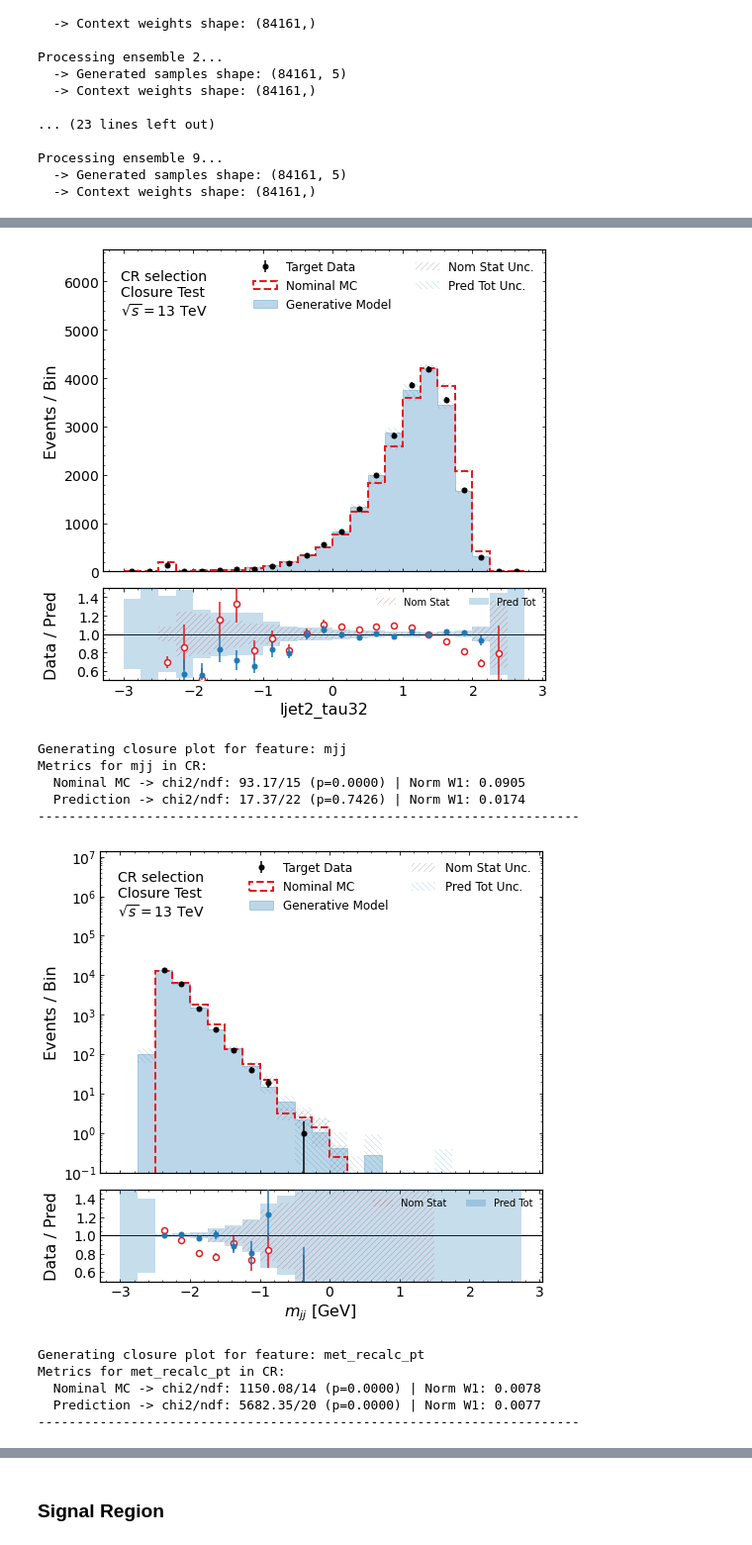
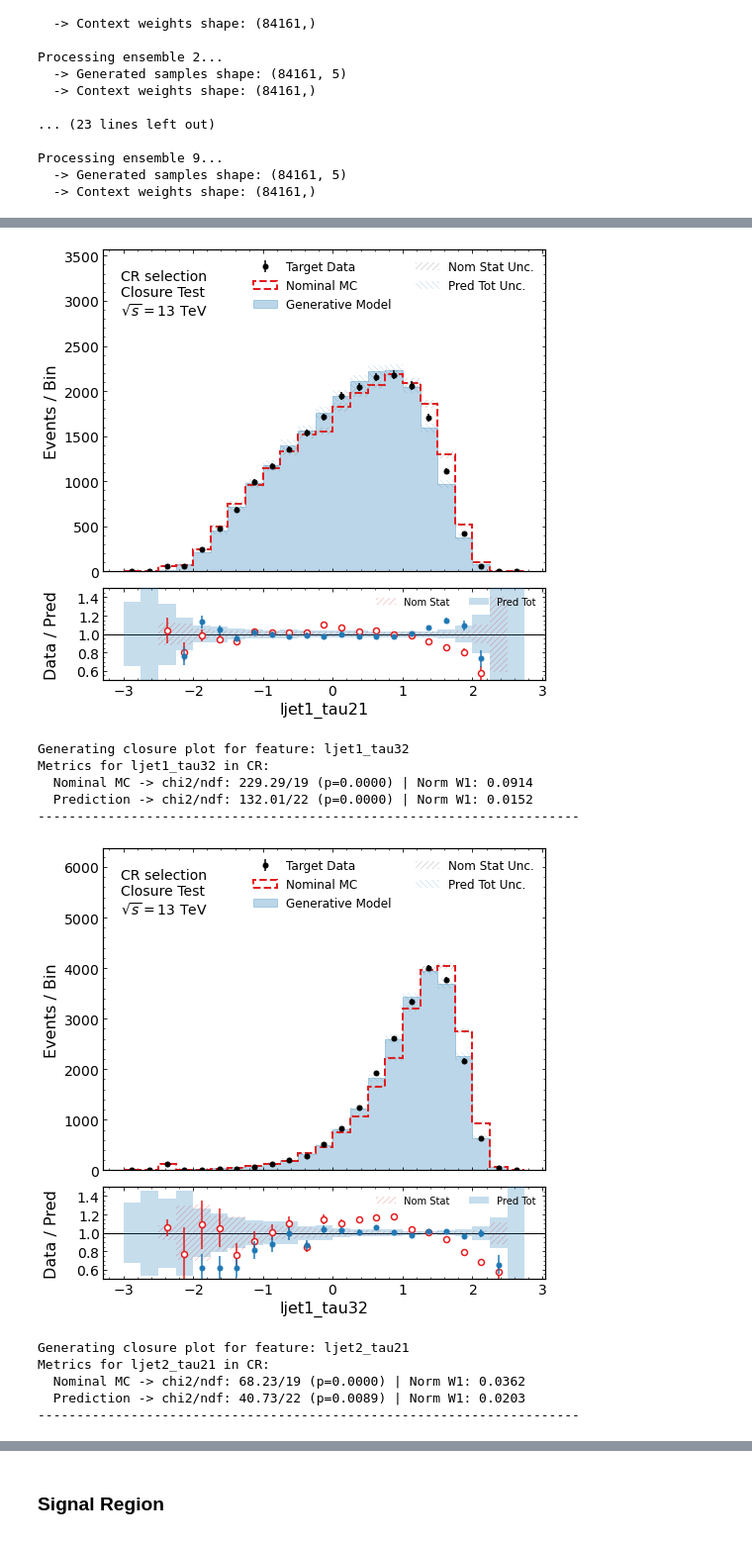
Before and after one commit to sherkaicode/Non-Resonant-AD, a Jupyter notebook: 3_NRAD_TRAIN_Generate_ver2.ipynb, the cells around one changed output, grey strips where cells are left out. Shown at 99% size. Drawn from its saved outputs; the diff is of its cells as text; code cells hidden in the pictures.

```diff
--- a/3_NRAD_TRAIN_Generate_ver2.ipynb
+++ b/3_NRAD_TRAIN_Generate_ver2.ipynb
@@ -462,11 +462,10 @@ def plot_closure_generative(region_name: str, df_mc: pd.DataFrame, df_data: pd.D
         return
 
     # Extract Data Weights
-    data_weight_col = "final_weight" if "final_weight" in df_data.columns else ("raw_weights" if "raw_weights" in df_data.columns else None)
-    data_weights = df_data[data_weight_col].to_numpy() if data_weight_col else np.ones_like(data_arr)
+    data_weights = np.ones_like(data_arr)
 
     # Extract Nominal MC Weights
-    mc_weight_col = "final_weight" if "final_weight" in df_mc.columns else None
+    mc_weight_col = "final_weight"
     raw_weights_mc = df_mc[mc_weight_col].to_numpy() if mc_weight_col else np.ones_like(mc_arr)
 
     # Setup Figure Layout
@@ -659,7 +658,8 @@ def plot_closure_generative(region_name: str, df_mc: pd.DataFrame, df_data: pd.D
 # %%
 # Assuming you generated ensemble_results in the loop from the previous step
 fixed_bins = np.arange(-3.0, 3.0, 0.25)
-all_features_to_plot = features_to_generate + context_vars
+all_features_to_plot = context_vars +  [ 'mjj', 'ljet1_tau21', 'ljet1_tau32', 'ljet2_tau21', 'ljet2_tau32']
+
 
 for feature in all_features_to_plot:
     print(f"\nGenerating closure plot for feature: {feature}")
@@ -690,13 +690,13 @@ Metrics for ljet2_tau32 in CR:
 ----------------------------------------------------------------------
-[figure, old version]
+[figure, new version]
-Generating closure plot for feature: mjj
-Metrics for mjj in CR:
-  Nominal MC -> chi2/ndf: 93.17/15 (p=0.0000) | Norm W1: 0.0905
-  Prediction -> chi2/ndf: 17.37/22 (p=0.7426) | Norm W1: 0.0174
+Generating closure plot for feature: ljet1_tau32
+Metrics for ljet1_tau32 in CR:
+  Nominal MC -> chi2/ndf: 229.29/19 (p=0.0000) | Norm W1: 0.0914
+  Prediction -> chi2/ndf: 132.01/22 (p=0.0000) | Norm W1: 0.0152
 ----------------------------------------------------------------------
-[figure, old version]
+[figure, new version]
-Generating closure plot for feature: met_recalc_pt
-Metrics for met_recalc_pt in CR:
-  Nominal MC -> chi2/ndf: 1150.08/14 (p=0.0000) | Norm W1: 0.0078
-  Prediction -> chi2/ndf: 5682.35/20 (p=0.0000) | Norm W1: 0.0077
+Generating closure plot for feature: ljet2_tau21
+Metrics for ljet2_tau21 in CR:
+  Nominal MC -> chi2/ndf: 68.23/19 (p=0.0000) | Norm W1: 0.0362
+  Prediction -> chi2/ndf: 40.73/22 (p=0.0089) | Norm W1: 0.0203
 ----------------------------------------------------------------------
```
Also changed, not shown: parts of 2 cells of this notebook, 1 other file.
